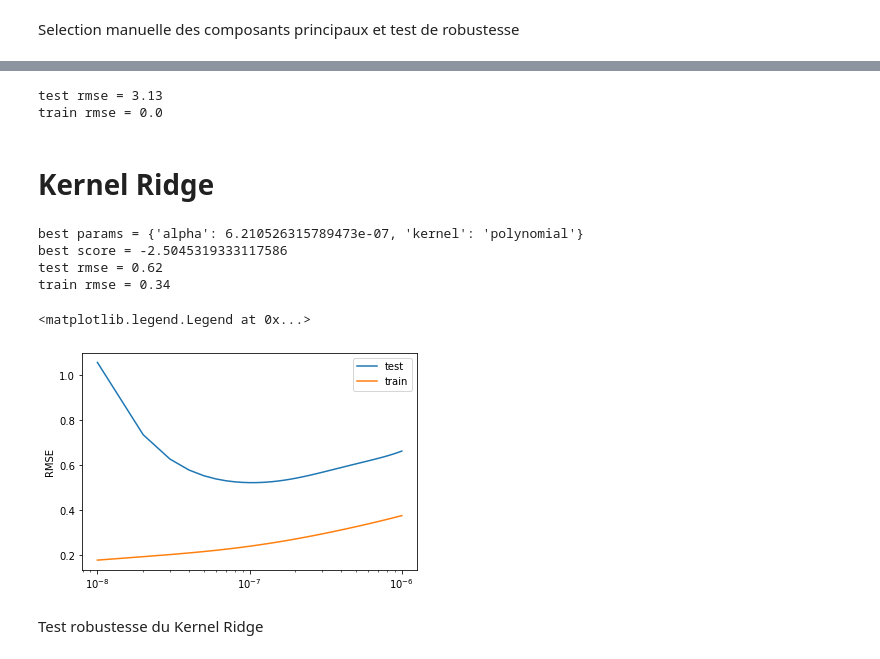
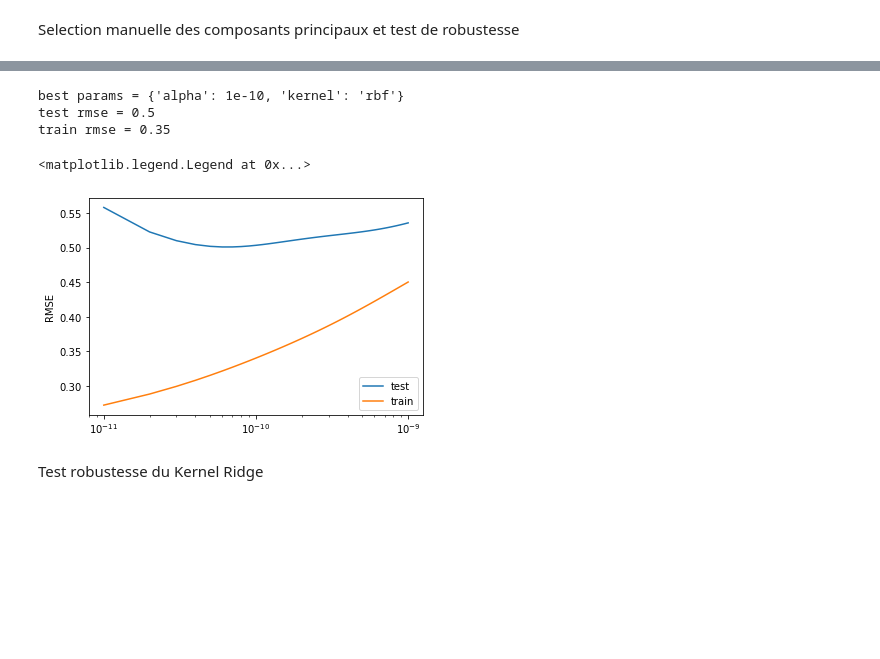
Before and after one commit to rinkelp/tecator, a Jupyter notebook: Analysis.ipynb, the cells around one changed output, grey strips where cells are left out. Saved outputs shown, nothing was run; the diff lists cells and outputs as text; code cells hidden in the pictures; blank space fills up the shorter version.

```diff
--- a/Analysis.ipynb
+++ b/Analysis.ipynb
@@ -195,6 +195,8 @@ plt.tight_layout()
 # %%
-fft_highF = np.abs(np.fft.rfft(ddab_array,axis=-1)[fat_array>=30])
-fft_lowF = np.abs(np.fft.rfft(ddab_array,axis=-1)[fat_array<10])
+fft_array = np.abs(np.fft.rfft(ddab_array,axis=-1))
+
+fft_highF = fft_array[fat_array>=30]
+fft_lowF = fft_array[fat_array<10]
 
 fig, ax = plt.subplots(2,1, figsize=(8,10))
 
@@ -491,5 +498,5 @@ X_test, Y_test = dab_array[split_ind:,:], fat_array[split_ind:]
 # %%
-alpha_list = np.linspace(1e-7,1e-5,100)#[1e-8,1e-7,1e-6,1e-5, 1e-4,1e-3,1e-2,0.1,0.2]
+alpha_list = np.linspace(1e-7,1e-5,1000)
 list_score_test = []
 list_score_train = []
 for a in alpha_list:
@@ -514,4 +521,6 @@ model.fit(X_train, Y_train)
 y_pred = model.predict(X_test)
 
 print(f'test rmse with linear regression = {np.round(RMSE(Y_test, y_pred), 2)}')
+
+print(f'best alpha = {alpha_list[np.argmin(list_score_test)]}')
 # %% [output]
@@ -626,5 +787,13 @@ train rmse = 0.32
 # %%
-model = GaussianProcessRegressor()
+parameters_GS = {'kernel':['linear','rbf', 'polynomial'],'alpha':np.linspace(1e-10,1e-7,20)}
+GS = GridSearchCV(KernelRidge(), parameters_GS, scoring = 'neg_root_mean_squared_error')
+
+
+GS.fit(X_train, Y_train)
+
+print(f'best params = {GS.best_params_}')
+
+model = KernelRidge(**GS.best_params_)
 
 model.fit(X_train, Y_train)
 
@@ -634,7 +803,6 @@ y_pred_train = model.predict(X_train)
 print(f'test rmse = {np.round(RMSE(y_pred_test, Y_test),2)}')
 print(f'train rmse = {np.round(RMSE(y_pred_train, Y_train),2)}')
 # %% [output]
-test rmse = 3.13
-train rmse = 0.0
+best params = {'alpha': 1e-10, 'kernel': 'rbf'}
+test rmse = 0.5
+train rmse = 0.35
-# %% [markdown]
-# Kernel Ridge
@@ -644,72 +809,26 @@ from sklearn.kernel_ridge import KernelRidge
-# %%
-X_train_ab, X_train_dab, X_train_ddab, Y_train = \
-    ab_array[:split_ind,:], dab_array[:split_ind,:], ddab_array[:split_ind,:], fat_array[:split_ind]
-X_test_ab, X_test_dab, X_test_ddab, Y_test = \
-    ab_array[split_ind:,:], dab_array[split_ind:,:], ddab_array[split_ind:,:], fat_array[split_ind:]
-
-PCA_ab = sk.decomposition.PCA(n_components=13)
-PCA_dab = sk.decomposition.PCA(n_components=13)
-PCA_ddab = sk.decomposition.PCA(n_components=13)
-
-PCA_ab.fit(X_train_ab)
-PCA_dab.fit(X_train_dab)
-PCA_ddab.fit(X_train_ddab)
-
-X_train_pc, X_train_dpc, X_train_ddpc = \
-    PCA_ab.transform(X_train_ab), PCA_dab.transform(X_train_dab), PCA_ddab.transform(X_train_ddab)
-X_test_pc, X_test_dpc, X_test_ddpc = \
-    PCA_ab.transform(X_test_ab), PCA_dab.transform(X_test_dab), PCA_ddab.transform(X_test_ddab)
-
-
-X_train = np.concatenate((X_train_pc, X_train_dpc, X_train_ddpc), -1)
-X_test = np.concatenate((X_test_pc, X_test_dpc, X_test_ddpc), -1)
-# %%
-parameters_GS = {'kernel':['linear','rbf', 'polynomial'],'alpha':np.linspace(1e-7,1e-5,20)}
-GS = GridSearchCV(KernelRidge(), parameters_GS, scoring = 'neg_root_mean_squared_error')
-
-
-GS.fit(X_train, Y_train)
-
-print(f'best params = {GS.best_params_}')
-print(f'best score = {GS.best_score_}')
-
-model = KernelRidge(**GS.best_params_)
-
-model.fit(X_train, Y_train)
-
-y_pred_test = model.predict(X_test)
-y_pred_train = model.predict(X_train)
-
-print(f'test rmse = {np.round(RMSE(y_pred_test, Y_test),2)}')
-print(f'train rmse = {np.round(RMSE(y_pred_train, Y_train),2)}')
-# %% [output]
-best params = {'alpha': 6.210526315789473e-07, 'kernel': 'polynomial'}
-best score = -2.5045319333117586
-test rmse = 0.62
-train rmse = 0.34
 # %%
 scores_test = []
 scores_train = []
-alphas = np.linspace(1e-8,1e-6,100)
+alphas = np.linspace(1e-11,1e-9,100)
 
 for a in alphas:
     model = KernelRidge(alpha = a, kernel = 'polynomial')
     model.fit(X_train, Y_train)
 
     y_pred_test = model.predict(X_test)
     y_pred_train = model.predict(X_train)
 
     scores_test.append(RMSE(y_pred_test, Y_test))
     scores_train.append(RMSE(y_pred_train, Y_train))
 
 plt.plot(alphas, scores_test, label='test')
 plt.plot(alphas, scores_train, label='train')
 plt.xscale('log')
 plt.ylabel('RMSE')
 plt.legend()
 # %% [output]
 <matplotlib.legend.Legend at 0x...>
-[figure, old version]
+[figure, new version]
 # %% [markdown]
 Test robustesse du Kernel Ridge
 # %%
```
Also changed, not shown: parts of 51 cells of this notebook.
